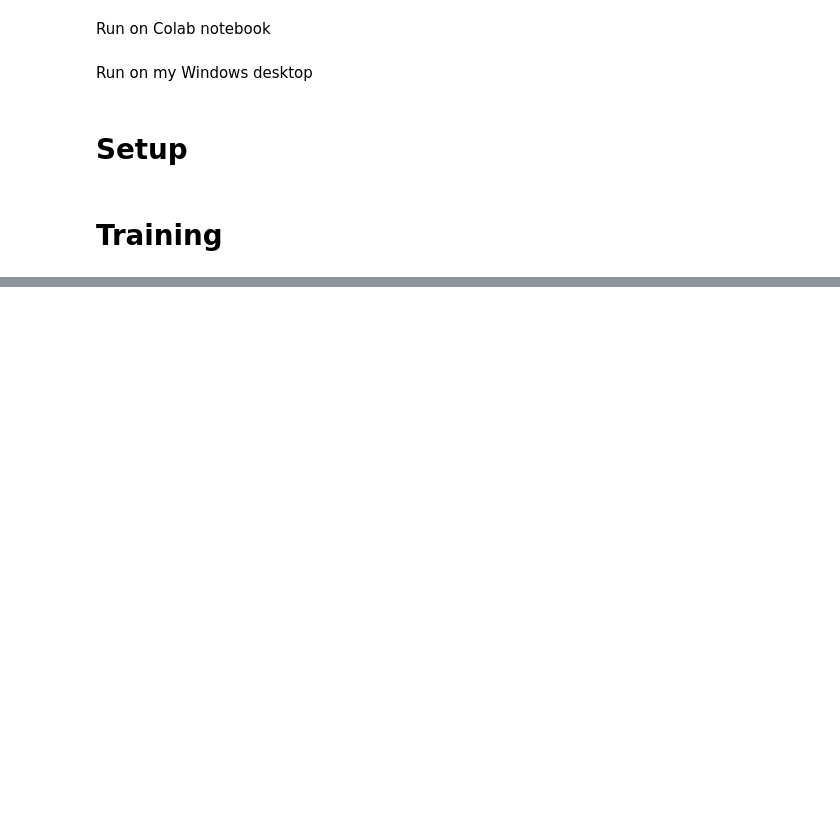
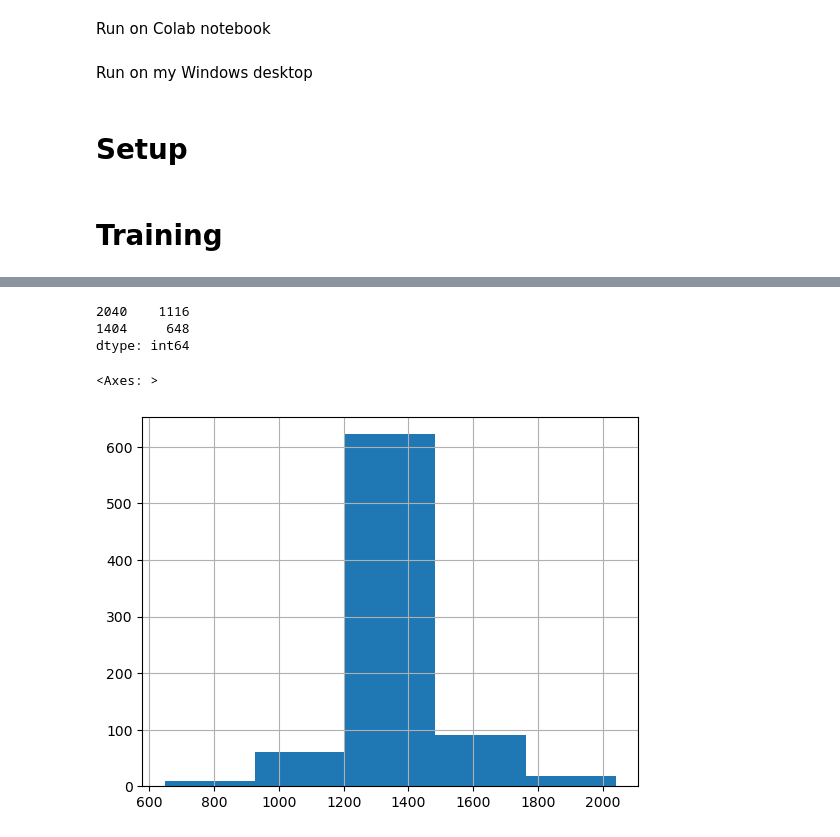
Before and after one commit to vincentbriat/Super-resolution-investigation, a Jupyter notebook: Revised_ESRGAN_from_scratch.ipynb, the cells around one changed output, grey strips where cells are left out. Drawn from its saved outputs; the diff is of its cells as text; code cells hidden in the pictures; blank space fills up the shorter version.

```diff
--- a/Revised_ESRGAN_from_scratch.ipynb
+++ b/Revised_ESRGAN_from_scratch.ipynb
@@ -402,0 +507,5 @@ trainer.writer.add_scalar('Test', 12, 0)
+# %%
+import pandas as pd
+
+df = pd.read_csv('hr_dims.csv')
+df.head()
@@ -402,0 +519,12 @@ trainer.writer.add_scalar('Test', 12, 0)
+# %%
+mins = df.min(axis=1)
+df.min()
+# %% [output]
+2040    1116
+1404     648
+dtype: int64
+# %%
+mins.hist(bins=5)
+# %% [output]
+<Axes: >
+[figure, added]
```
Also changed, not shown: parts of 13 cells of this notebook, 1 other file.
